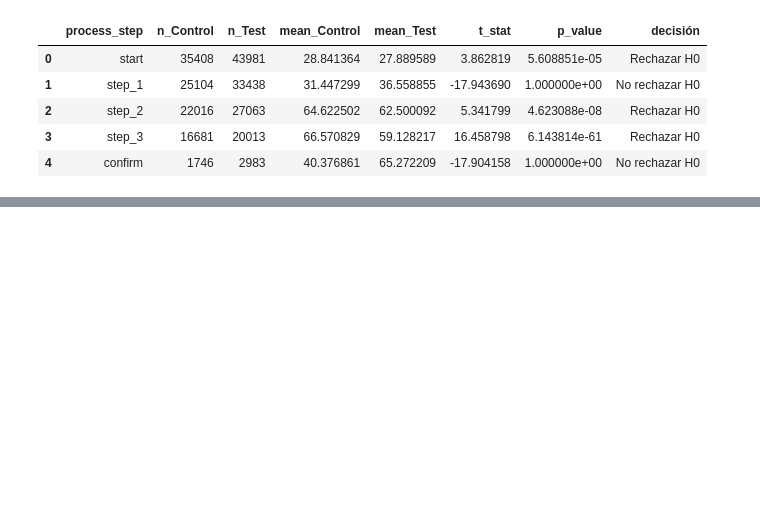
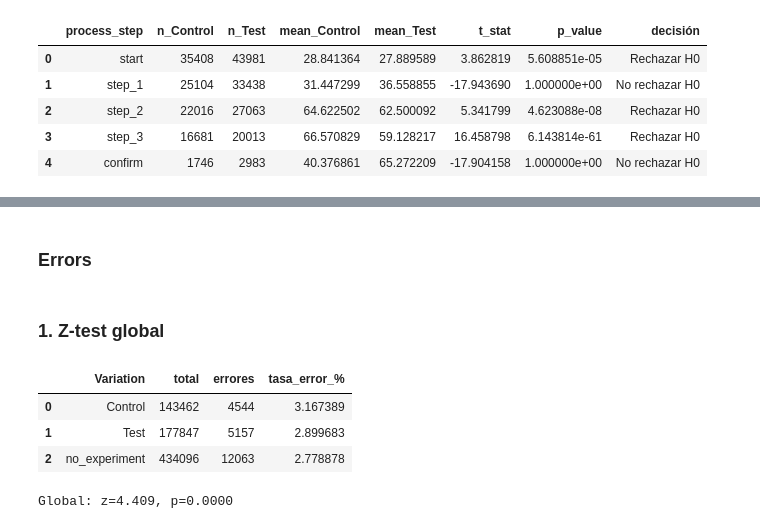
Before and after one commit to JimenezRoDA/vanguard-ab-test, a Jupyter notebook: notebooks/vanguard-ab-test.ipynb, the cells around one changed output, grey strips where cells are left out. Cells and saved outputs as stored; diff of their text form; code cells hidden in the pictures; blank space fills up the shorter version.

```diff
--- a/vanguard-ab-test.ipynb
+++ b/notebooks/vanguard-ab-test.ipynb
@@ -13,3 +8,8 @@ df_web_2 = pd.read_csv("df_final_web_data_pt_2.txt")
+# %%
+df_final_demo = pd.read_csv("../data/raw/df_final_demo.txt")
+df_exp_cli = pd.read_csv("../data/raw/df_final_experiment_clients.txt")
+df_web_1 = pd.read_csv("../data/raw/df_final_web_data_pt_1.txt")
+df_web_2 = pd.read_csv("../data/raw/df_final_web_data_pt_2.txt")
 # %%
 df_final_demo.head()
 # %% [output]
@@ -1411,0 +1430,39 @@ Insights
+# %% [markdown]
+### Errors
+# %% [markdown]
+### 1. Z-test global
+# %%
+df_error_summary.head()
+# %% [output]
+|  | Variation | total | errores | tasa_error_% |
+| 0 | Control | 143462 | 4544 | 3.167389 |
+| 1 | Test | 177847 | 5157 | 2.899683 |
+| 2 | no_experiment | 434096 | 12063 | 2.778878 |
+# %%
+from statsmodels.stats.proportion import proportions_ztest
+
+'''
+Si pval_glob < 0.05, rechazamos H0 y significará que hay diferencia en la tasa de errores globales
+
+Hipótesis nula (H0):
+p_control ≤ p_test
+
+Hipótesis alternativa (H1):
+p_control > p_test
+'''
+
+# Extrae totales y errores de tu resumen df_error_summary
+n_control = df_error_summary.loc[df_error_summary.Variation=='Control','total'].values[0]
+e_control = df_error_summary.loc[df_error_summary.Variation=='Control','errores'].values[0]
+n_test = df_error_summary.loc[df_error_summary.Variation=='Test','total'].values[0]
+e_test = df_error_summary.loc[df_error_summary.Variation=='Test','errores'].values[0]
+
+# Z-test bilateral
+stat_glob, pval_glob = proportions_ztest(
+    count=[e_control, e_test],
+    nobs=[n_control, n_test],
+    alternative='larger'
+)
+print(f"Global: z={stat_glob:.3f}, p={pval_glob:.4f}")
+# %% [output]
+Global: z=4.409, p=0.0000
```
Also changed, not shown: parts of 19 cells of this notebook, 4 other files.
